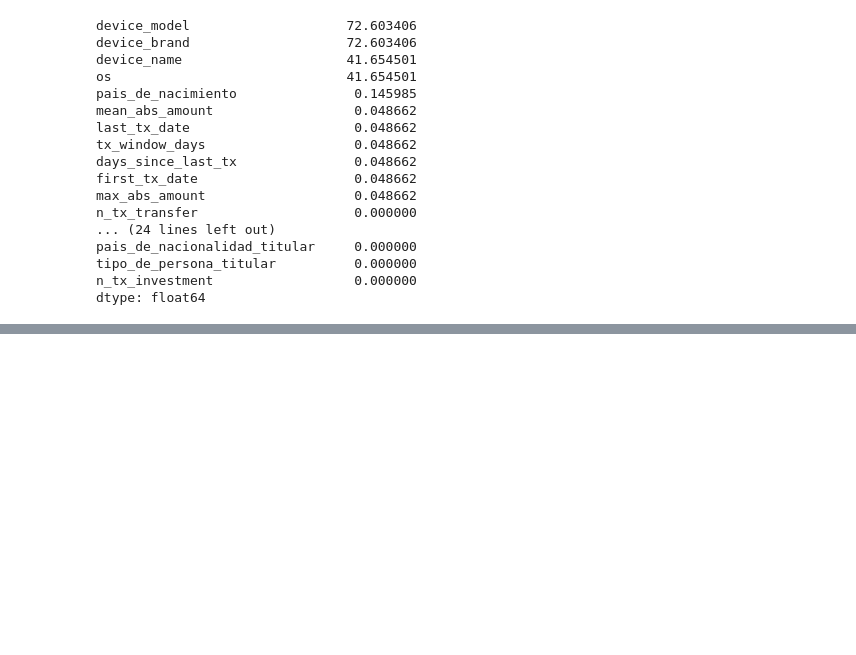
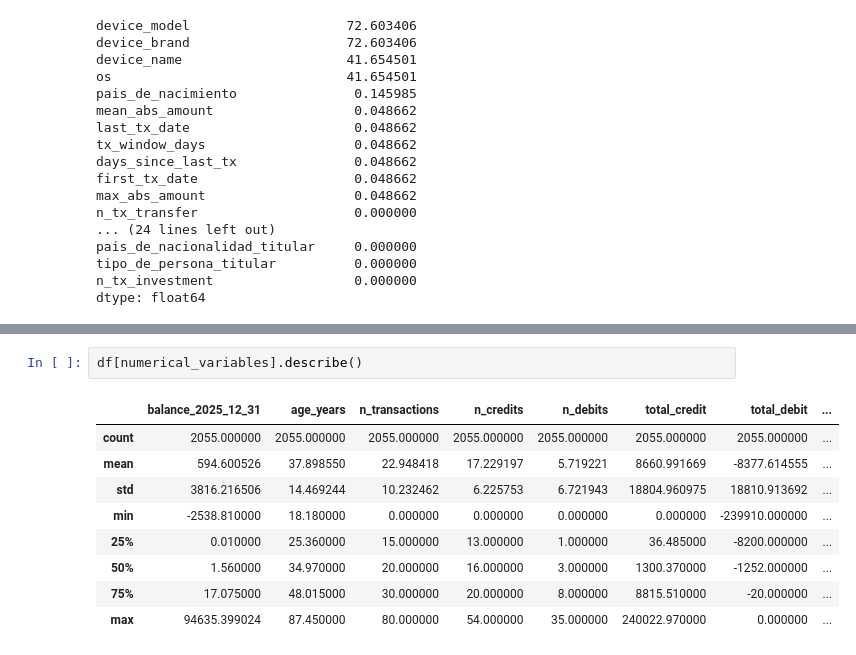
Before and after one commit to Wichkey/final-project-EADA, a Jupyter notebook: notebooks/01_eda.ipynb, the cells around one changed output, grey strips where cells are left out. Cells and saved outputs as stored; diff of their text form; blank space fills up the shorter version.

```diff
--- a/notebooks/01_eda.ipynb
+++ b/notebooks/01_eda.ipynb
@@ -99,0 +180,12 @@ dtype: float64
+# %%
+df[numerical_variables].describe()
+# %% [output]
+|  | balance_2025_12_31 | age_years | n_transactions | n_credits | n_debits | total_credit | total_debit | ... |
+| count | 2055.000000 | 2055.000000 | 2055.000000 | 2055.000000 | 2055.000000 | 2055.000000 | 2055.000000 | ... |
+| mean | 594.600526 | 37.898550 | 22.948418 | 17.229197 | 5.719221 | 8660.991669 | -8377.614555 | ... |
+| std | 3816.216506 | 14.469244 | 10.232462 | 6.225753 | 6.721943 | 18804.960975 | 18810.913692 | ... |
+| min | -2538.810000 | 18.180000 | 0.000000 | 0.000000 | 0.000000 | 0.000000 | -239910.000000 | ... |
+| 25% | 0.010000 | 25.360000 | 15.000000 | 13.000000 | 1.000000 | 36.485000 | -8200.000000 | ... |
+| 50% | 1.560000 | 34.970000 | 20.000000 | 16.000000 | 3.000000 | 1300.370000 | -1252.000000 | ... |
+| 75% | 17.075000 | 48.015000 | 30.000000 | 20.000000 | 8.000000 | 8815.510000 | -20.000000 | ... |
+| max | 94635.399024 | 87.450000 | 80.000000 | 54.000000 | 35.000000 | 240022.970000 | 0.000000 | ... |
```
Also changed, not shown: parts of 29 cells of this notebook.
